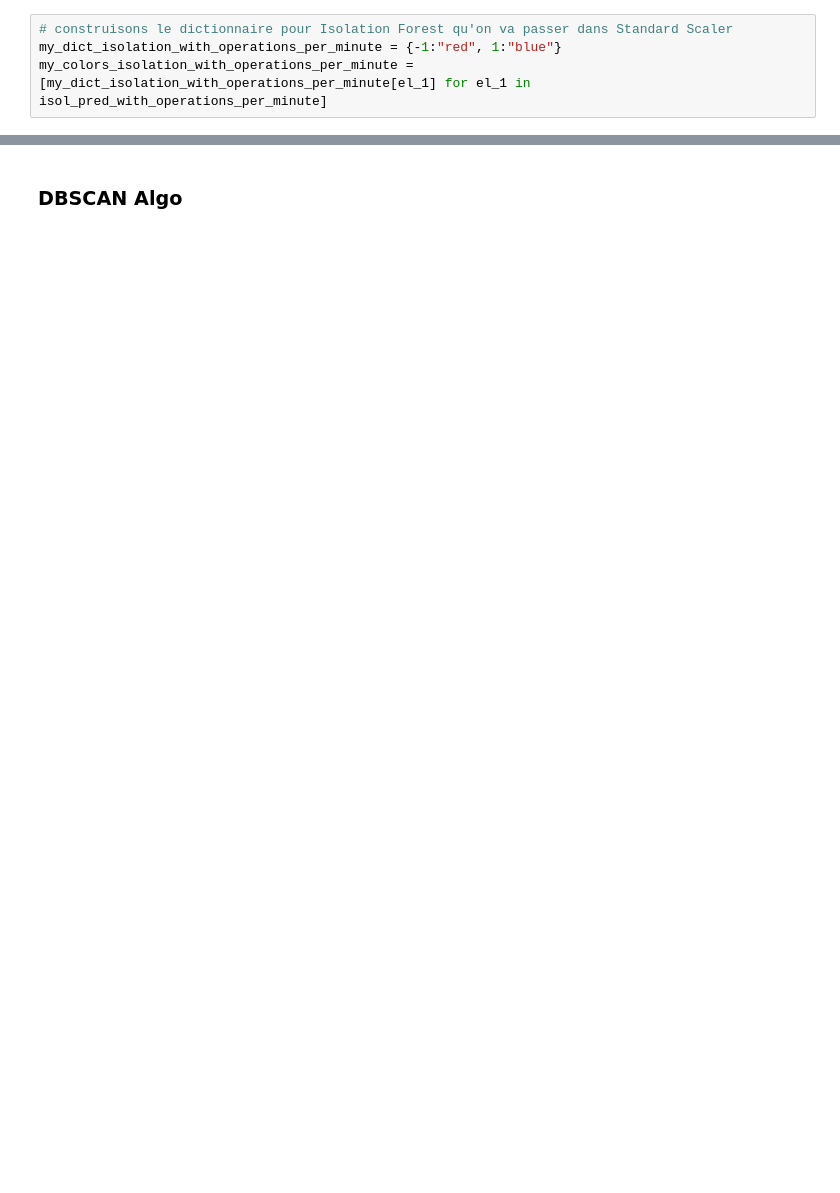
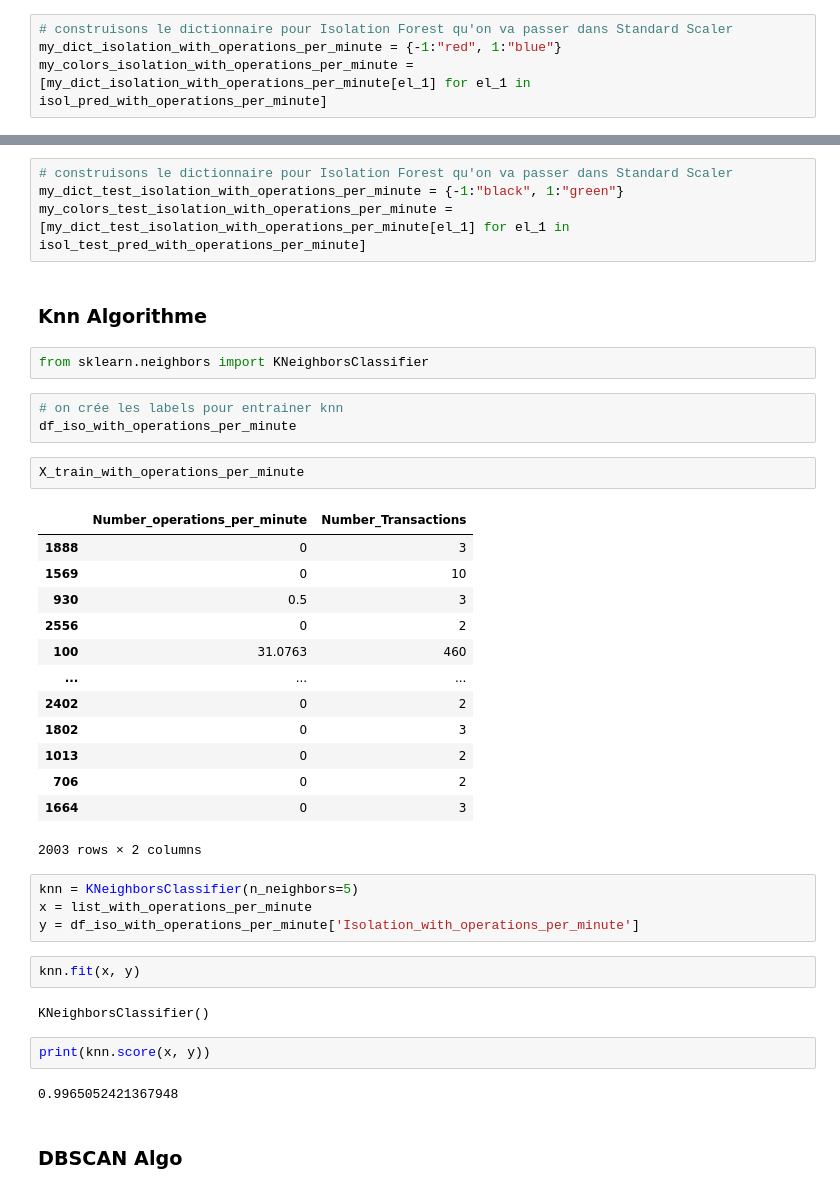
Before and after one commit to pfolaa/fraud_detection, a Jupyter notebook: fraud_detection_01.ipynb, the cells around one changed output, grey strips where cells are left out. Saved outputs shown, nothing was run; the diff lists cells and outputs as text; blank space fills up the shorter version.

```diff
--- a/fraud_detection_01.ipynb
+++ b/fraud_detection_01.ipynb
@@ -3158,3 +3349,42 @@ df_filtre.head(20)
+# %%
+# construisons le dictionnaire pour Isolation Forest qu'on va passer dans Standard Scaler
+my_dict_test_isolation_with_operations_per_minute = {-1:"black", 1:"green"}
+my_colors_test_isolation_with_operations_per_minute = [my_dict_test_isolation_with_operations_per_minute[el_1] for el_1 in isol_test_pred_with_operations_per_minute]
+# %% [markdown]
+### Knn Algorithme
+# %%
+from sklearn.neighbors import KNeighborsClassifier
+# %%
+# on crée les labels pour entrainer knn
+df_iso_with_operations_per_minute
+# %%
+X_train_with_operations_per_minute
+# %% [output]
+|  | Number_operations_per_minute | Number_Transactions |
+| 1888 | 0 | 3 |
+| 1569 | 0 | 10 |
+| 930 | 0.5 | 3 |
+| 2556 | 0 | 2 |
+| 100 | 31.0763 | 460 |
+| ... | ... | ... |
+| 2402 | 0 | 2 |
+| 1802 | 0 | 3 |
+| 1013 | 0 | 2 |
+| 706 | 0 | 2 |
+| 1664 | 0 | 3 |
+2003 rows × 2 columns
+# %%
+knn = KNeighborsClassifier(n_neighbors=5)
+x = list_with_operations_per_minute
+y = df_iso_with_operations_per_minute['Isolation_with_operations_per_minute']
+# %%
+knn.fit(x, y)
+# %% [output]
+KNeighborsClassifier()
+# %%
+print(knn.score(x, y))
+# %% [output]
+0.9965052421367948
 # %% [markdown]
 ### DBSCAN Algo
 # %%
```
Also changed, not shown: parts of 50 cells of this notebook.
